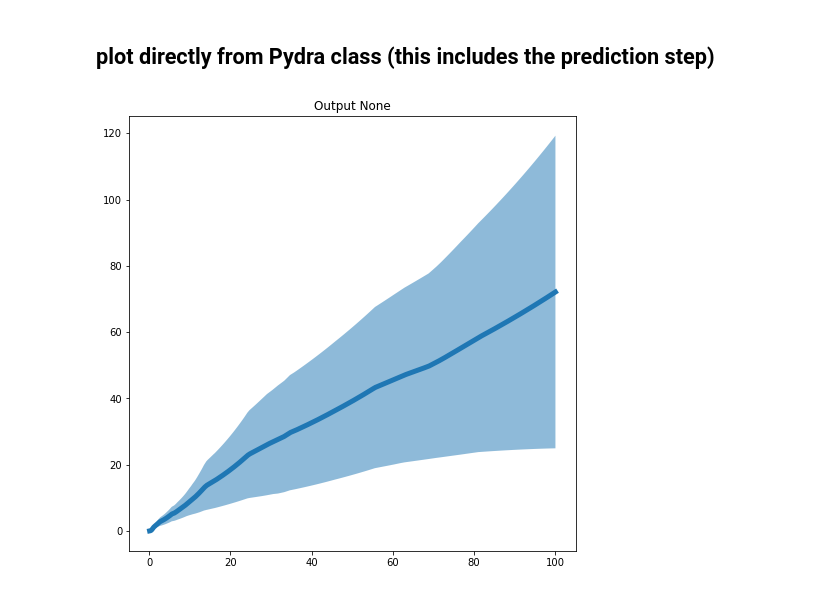
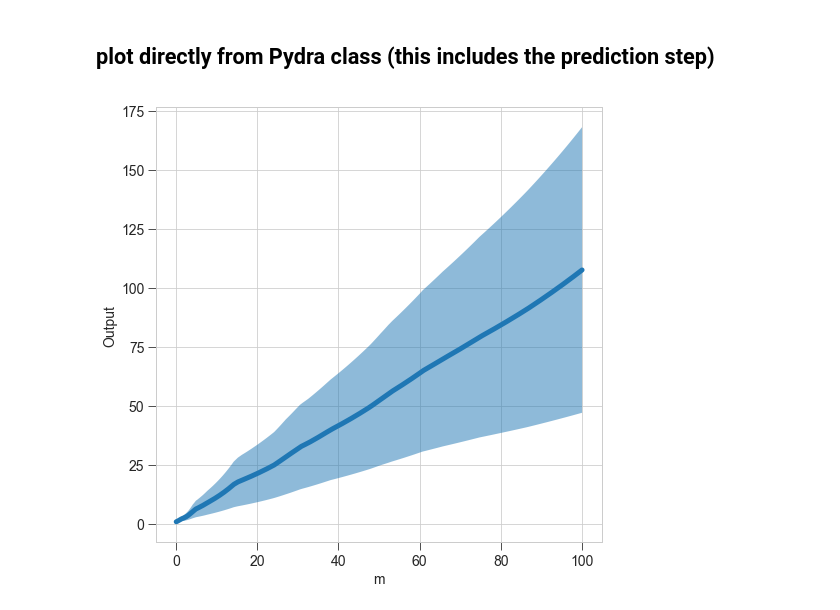
Before and after one commit to QCaudron/pydra, a Jupyter notebook: notebooks/Negative_binomial_test.ipynb, the cells around one changed output. Cells and saved outputs as stored; diff of their text form; code cells hidden in the pictures.

```diff
--- a/notebooks/Negative_binomial_test.ipynb
+++ b/notebooks/Negative_binomial_test.ipynb
@@ -28,3 +31,13 @@ importlib.reload(pu)
+# %%
+import seaborn as sns
+import matplotlib
+
+sns.set_style("whitegrid",{"xtick.major.size": 8, "ytick.major.size": 8})
+font = {'family' : 'sans-serif',
+        'weight' : 'normal',
+        'size'   : 14}
+matplotlib.rc('figure',**{'figsize'   : (6.4, 4.8)})
+matplotlib.rc('font', **font)
 # %% [markdown]
 ## Generate negative binomial data
 # %%
@@ -44,5 +60,5 @@ plt.hist(xs);
 # %%
-size = 1000
+size = 10000
 m = np.random.uniform(high=100.,low=0.1,size=size)
 k = np.random.uniform(high=5.,low=0.01,size=size)
 
@@ -93,4 +115,4 @@ data = np.hstack((m,k))
 # %%
-history = model.fit(data, y, epochs=150, batch_size=50,
+history = model.fit(data, y, epochs=100, batch_size=50,
           verbose=1)
 # %% [output]
@@ -147,8 +169,9 @@ plt.legend();plt.xlabel('x');plt.ylabel('y');
 # %% [markdown]
 ## Plot across a given axis
 # %%
+k = 4.
 m_test = np.linspace(0.1,100.,num=1000)
-k_test = 4.*np.ones(m_test.shape)
+k_test = k*np.ones(m_test.shape)
 
 m_test = shape_for_mdn(m_test)
 k_test = shape_for_mdn(k_test)
@@ -166,5 +200,8 @@ pu.plot_mean_and_var(output,m_test,distribution=['Gamma'])
 ## plot directly from Pydra class (this includes the prediction step)
 # %%
 model.predict_plot(x_test,axis=0)
+plt.xlabel('m');
+plt.title('');
+plt.ylabel('Output');
 # %% [output]
-[figure, old version]
+[figure, new version]
```
Also changed, not shown: parts of 24 cells of this notebook, 5 other files.
